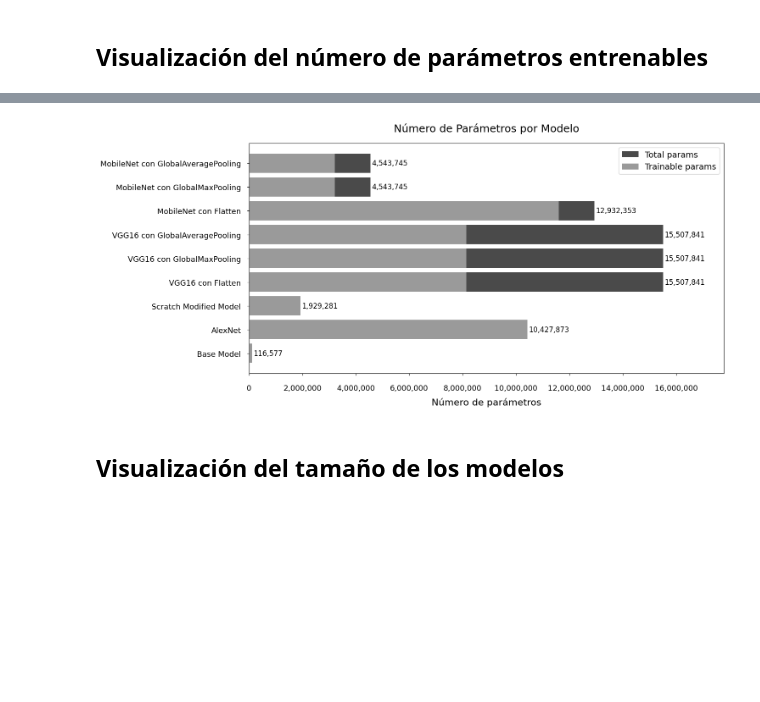
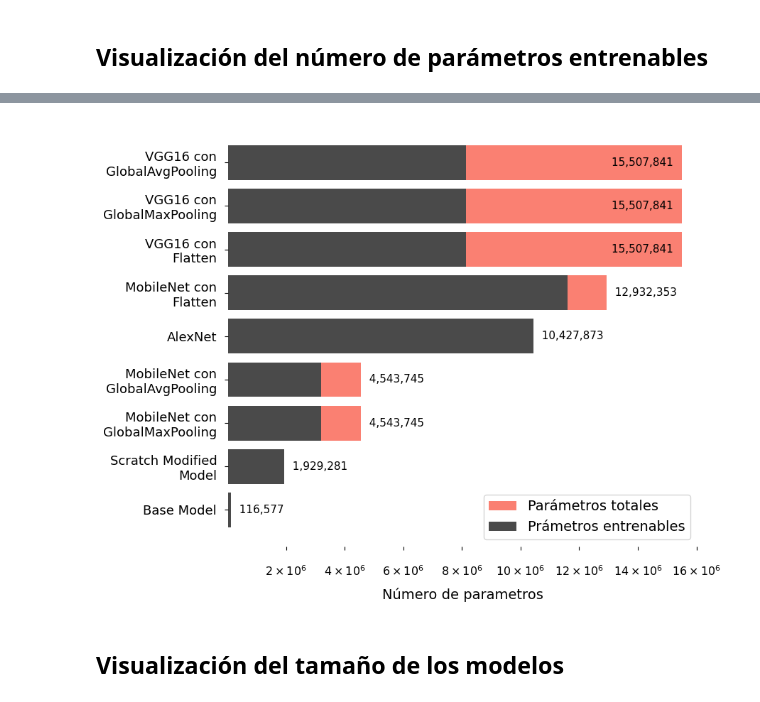
Before and after one commit to raulpg1/mining-detector-gee-tfm, a Jupyter notebook: notebooks/visualizacion_resultados.ipynb, the cells around one changed output, grey strips where cells are left out. Drawn from its saved outputs; the diff is of its cells as text; code cells hidden in the pictures; blank space fills up the shorter version.

```diff
--- a/notebooks/visualizacion_resultados.ipynb
+++ b/notebooks/visualizacion_resultados.ipynb
@@ -105,8 +230,10 @@ display(df)
 # %%
 rows = []
 for elem in model_data_list:
-    rows.append([elem[0],elem[1],elem[4][0]])
-columns = ["Nombre del modelo","Tiempo de inferencia (s)","Numero total de parámetros"]
+    rows.append([elem[0],elem[4][0],elem[1]])
+columns = ["Nombre del modelo","Numero total de parámetros","Tiempo de inferencia (s)",]
 df = pd.DataFrame(rows, columns=columns)
-display(df)
+
+df_sorted = df.sort_values(by=["Tiempo de inferencia (s)","Numero total de parámetros"], ascending=[True,True])
+display(df_sorted)
 # %% [output]
@@ -164,56 +345,82 @@ display(df)
+# %%
+df_sorted = df.sort_values(by="Numero total de parametros", ascending=True)
+df_sorted = df_sorted.reset_index(drop=True)
+df_sorted["Nombre del modelo"] = ["Base Model",
+ "Scratch Modified\nModel",
+ "MobileNet con\nGlobalMaxPooling",
+ "MobileNet con\nGlobalAvgPooling",
+"AlexNet",
+ "MobileNet con\nFlatten",
+ "VGG16 con\nFlatten",
+ "VGG16 con\nGlobalMaxPooling",
+ "VGG16 con\nGlobalAvgPooling"]
 # %%
 import matplotlib.pyplot as plt
 from matplotlib.ticker import FuncFormatter
 
 # Definición de colores personalizados
-COLOR1 = '#4A4A4A'
-COLOR2 = '#9A9A9A'
+COLOR1 = 'salmon'
+COLOR2 = '#4A4A4A'
 
 # Función para formatear los ticks del eje X
 def format_func(value, tick_number):
-    return f'{int(value):,}'  # Formato con separadores de miles
+    if value == 0:
+        return '0'
+    # Dividir el valor por 10^6 y mostrar el multiplicador seguido de 10^6
+    return r'${}\times10^6$'.format(int(value / 10**6))
 
 # Generar la visualización de barras sin escala logarítmica
-fig, ax = plt.subplots(figsize=(15, 7))  # Crear figura y ejes
+fig, ax = plt.subplots(figsize=(9, 7))  # Crear figura y ejes
+
+ax.spines['top'].set_visible(False)
+ax.spines['right'].set_visible(False)
+ax.spines['bottom'].set_visible(False)
+ax.spines['left'].set_visible(False)
 
 # Cambiar el color de fondo de la figura y del área de la gráfica
 fig.patch.set_facecolor('#ffffff')  # Fondo general de la figura
 ax.set_facecolor('#ffffff')  # Fondo del área de la gráfica
 
 # Añadimos las barras
-total_bars = ax.barh(df['Nombre del modelo'], df['Numero total de parámetros'], color=COLOR1, label='Total params')
-trainable_bars = ax.barh(df['Nombre del modelo'], df['Parametros entrenables'], color=COLOR2, label='Trainable params')
+total_bars = ax.barh(df_sorted['Nombre del modelo'], df_sorted['Numero total de parametros'], color=COLOR1, label='Parámetros totales')
+trainable_bars = ax.barh(df_sorted['Nombre del modelo'], df_sorted['Parametros entrenables'], color=COLOR2, label='Prámetros entrenables')
 
 # Ajustar el rango del eje X de 10^5 a 10^7
-ax.set_xlim(0, 10**7.25)
+ax.set_xlim(10**4.5, 10**7.205)
 
 # Aplicar el formato a los ticks del eje X
 ax.xaxis.set_major_formatter(FuncFormatter(format_func))
 
 # Cambiar el tamaño y el espaciado de los ticks del eje X y Y
-ax.tick_params(axis='x', labelsize=13, pad=15)  # Espacio entre los valores y el eje X
-ax.tick_params(axis='y', labelsize=13, pad=10)  # Espacio entre los valores y el eje Y
+ax.tick_params(axis='x', labelsize=11.5, pad=15)  # Espacio entre los valores y el eje X
+ax.tick_params(axis='y', labelsize=13, pad=8)  # Espacio entre los valores y el eje Y
 
 # Añadir los valores sobre las barras
 for i, (total_bar, trainable_bar) in enumerate(zip(total_bars, trainable_bars)):
     # Para los Total params
-    ax.text(total_bar.get_width() + 50000, total_bar.get_y() + total_bar.get_height()/2,
-             f'{df["Numero total de parámetros"][i]:,}', va='center', ha='left', fontsize=12, color='black')
+    if i > 5:
+        orientacion = 'right'
+        ax.text(total_bar.get_width() + 50000, total_bar.get_y() + total_bar.get_height() / 2,
+            f'{df_sorted["Numero total de parametros"][i]:,}   ', va='center', ha=orientacion, fontsize=11, color='black')
+    else:
+        orientacion = 'left'
+        ax.text(total_bar.get_width() + 50000, total_bar.get_y() + total_bar.get_height() / 2,
+                f'  {df_sorted["Numero total de parametros"][i]:,}', va='center', ha=orientacion, fontsize=11, color='black')
 
     # Para los Trainable params
     # ax.text(trainable_bar.get_width() + 50000, trainable_bar.get_y() + trainable_bar.get_height()/2,
-    #         f'{df["Trainable params"][i]:,}', va='center', ha='left', fontsize=12, color='orange')
+    #         f'{df_sorted["Trainable params"][i]:,}', va='center', ha='left', fontsize=12, color='orange')
 
 # Cambiar el tamaño de la leyenda y el título
 ax.legend(fontsize=14)
-ax.set_xlabel('Número de parámetros', fontsize=16, labelpad=10)  # Espacio entre la etiqueta del eje X y el gráfico
-ax.set_title('Número de Parámetros por Modelo', fontsize=18, pad=20)  # Espacio entre el título y el gráfico
+ax.set_xlabel('Número de parametros', fontsize=14, labelpad=10)  # Espacio entre la etiqueta del eje X y el gráfico
+# ax.set_title('Número de Parámetros por Modelo', fontsize=18, pad=20)  # Espacio entre el título y el gráfico
 
 # Ajustar diseño y mostrar gráfica
 plt.tight_layout()
 plt.show()
 # %% [output]
-[figure, old version]
+[figure, new version]
 # %% [markdown]
 ## Visualización del tamaño de los modelos
 # %%
```
Also changed, not shown: parts of 15 cells of this notebook, 2 other files.
